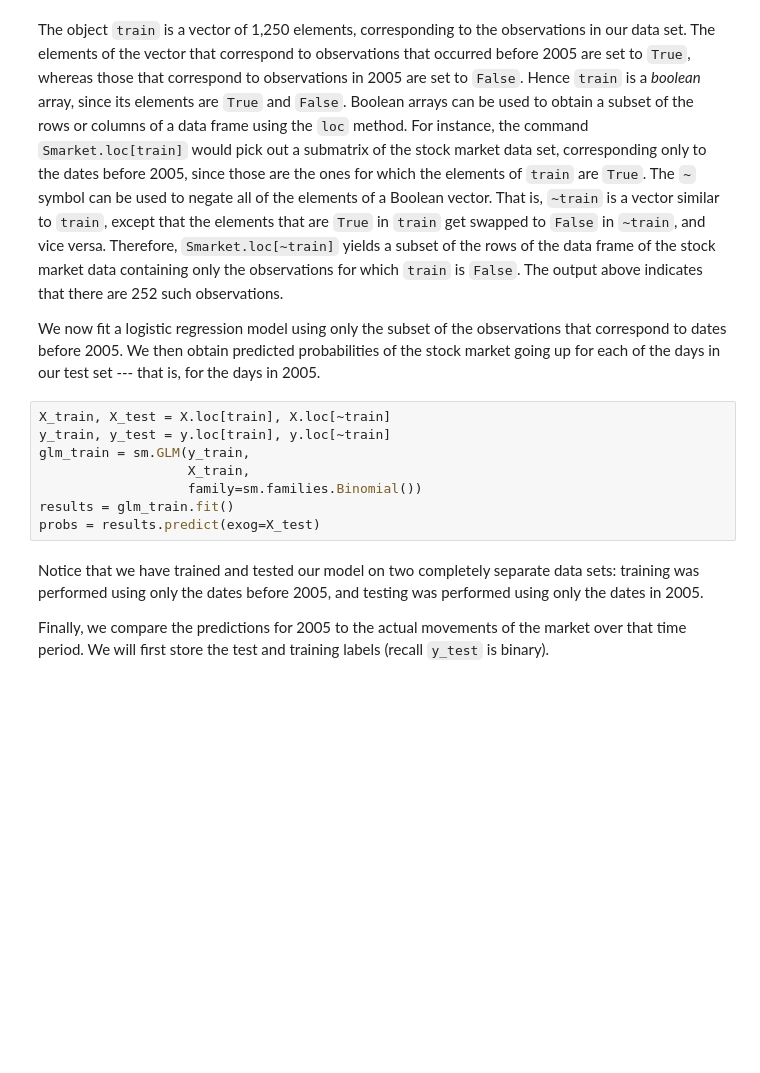
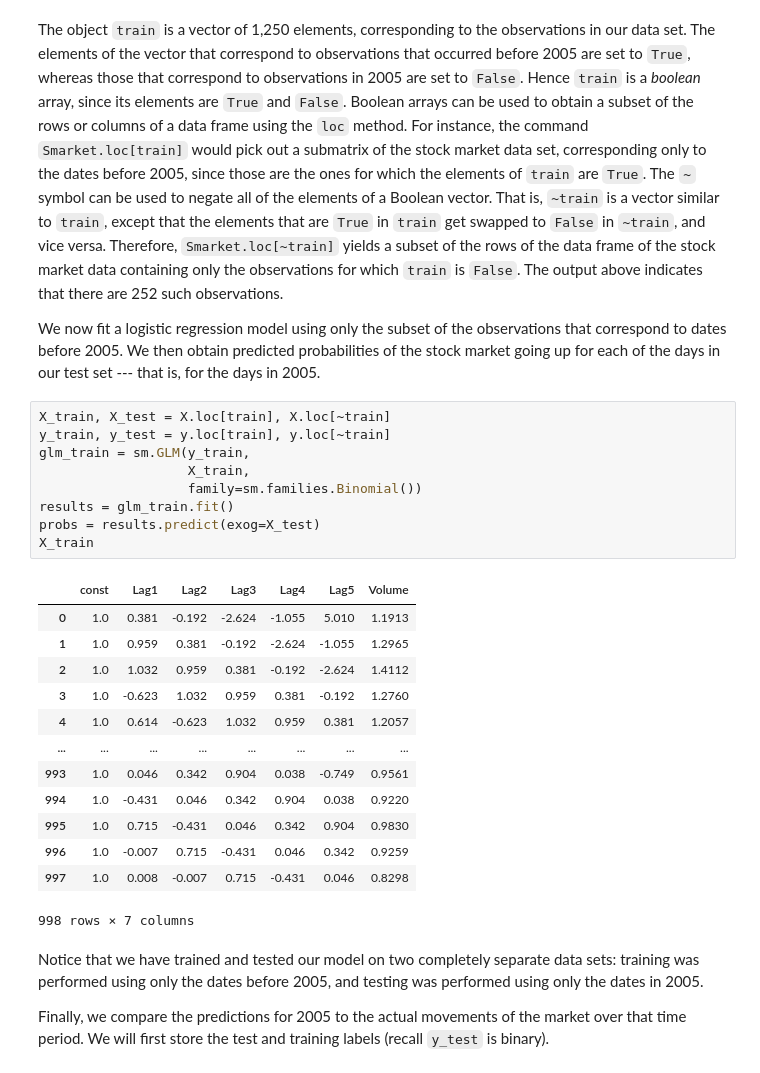
Before and after one commit to DenzelMoyo/ISLP_labs, a Jupyter notebook: Ch04-classification-lab.ipynb, the cells around one changed output. Cells and saved outputs as stored; diff of their text form; blank space fills up the shorter version.

```diff
--- a/Ch04-classification-lab.ipynb
+++ b/Ch04-classification-lab.ipynb
@@ -295,11 +295,26 @@ for the days in 2005.
 # %%
 X_train, X_test = X.loc[train], X.loc[~train]
 y_train, y_test = y.loc[train], y.loc[~train]
 glm_train = sm.GLM(y_train,
                    X_train,
                    family=sm.families.Binomial())
 results = glm_train.fit()
 probs = results.predict(exog=X_test)
+X_train
+# %% [output]
+|  | const | Lag1 | Lag2 | Lag3 | Lag4 | Lag5 | Volume |
+| 0 | 1.0 | 0.381 | -0.192 | -2.624 | -1.055 | 5.010 | 1.1913 |
+| 1 | 1.0 | 0.959 | 0.381 | -0.192 | -2.624 | -1.055 | 1.2965 |
+| 2 | 1.0 | 1.032 | 0.959 | 0.381 | -0.192 | -2.624 | 1.4112 |
+| 3 | 1.0 | -0.623 | 1.032 | 0.959 | 0.381 | -0.192 | 1.2760 |
+| 4 | 1.0 | 0.614 | -0.623 | 1.032 | 0.959 | 0.381 | 1.2057 |
+| ... | ... | ... | ... | ... | ... | ... | ... |
+| 993 | 1.0 | 0.046 | 0.342 | 0.904 | 0.038 | -0.749 | 0.9561 |
+| 994 | 1.0 | -0.431 | 0.046 | 0.342 | 0.904 | 0.038 | 0.9220 |
+| 995 | 1.0 | 0.715 | -0.431 | 0.046 | 0.342 | 0.904 | 0.9830 |
+| 996 | 1.0 | -0.007 | 0.715 | -0.431 | 0.046 | 0.342 | 0.9259 |
+| 997 | 1.0 | 0.008 | -0.007 | 0.715 | -0.431 | 0.046 | 0.8298 |
+998 rows × 7 columns
 # %% [markdown]
 Notice that we have trained and tested our model on two completely
 separate data sets: training was performed using only the dates before
```
Also changed, not shown: parts of 1 cell of this notebook.
